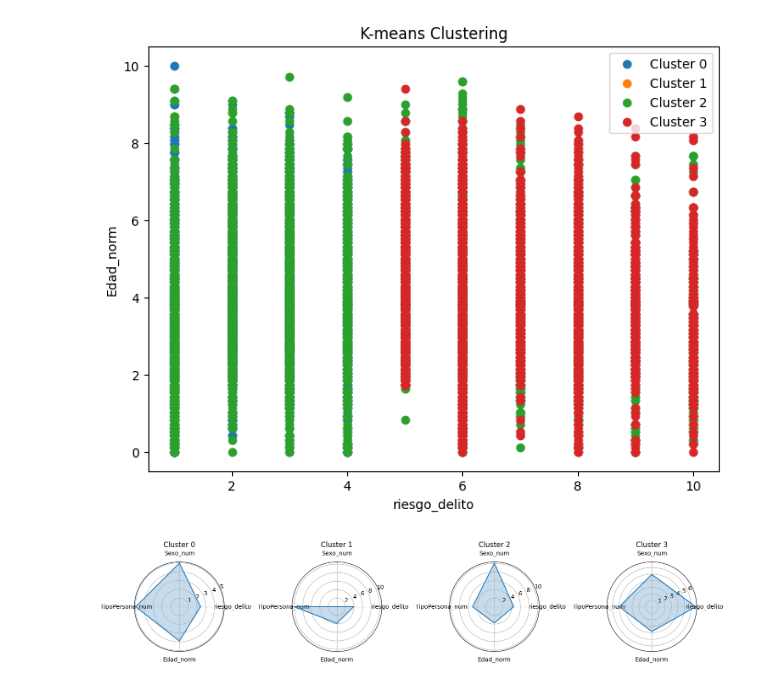
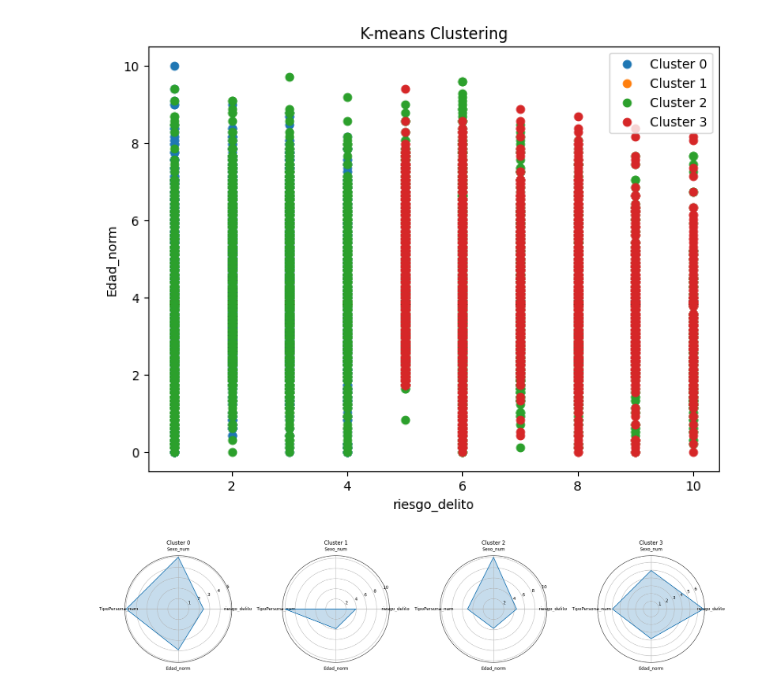
Before and after one commit to alexvasqxz/DS_Projects, a Jupyter notebook: Criminalidad/Cluster_Cuau.ipynb, the cells around one changed output. Drawn from its saved outputs; the diff is of its cells as text; code cells hidden in the pictures.

Commit message:
Clustering Final

```diff
--- a/Criminalidad/Cluster_Cuau.ipynb
+++ b/Criminalidad/Cluster_Cuau.ipynb
@@ -158,32 +158,32 @@ radar_data = selected_data
 cluster_means = radar_data.groupby('K-Cluster').mean().reset_index()
 num_clusters = len(cluster_means)
 variable_names = ['riesgo_delito', 'Sexo_num', 'TipoPersona_num', 'Edad_norm']
 
 angles = np.linspace(0, 2 * pi, len(variable_names), endpoint=False).tolist()
 angles += angles[:1]
 
-fig, axs = plt.subplots(1, num_clusters, figsize=(15, 5), subplot_kw={'projection': 'polar'})
+fig, axs = plt.subplots(1, num_clusters, figsize=(20, 10), subplot_kw={'projection': 'polar'})
 
 for cluster_idx, ax in enumerate(axs):
     # Get the cluster mean values
     cluster_values = cluster_means.loc[cluster_idx, variable_names].values.tolist()
     cluster_values += cluster_values[:1]
 
     # Create a radar plot for the cluster
     ax.plot(angles, cluster_values)
     ax.fill(angles, cluster_values, alpha=0.25)
 
     # Set the title for the cluster
     ax.set_title(f'Cluster {cluster_idx}')
 
     # Set the labels for the radar plot
     ax.set_xticks(angles[:-1])
     ax.set_xticklabels(variable_names)
 
 # Adjust the spacing between subplots
 plt.tight_layout()
 
 # Show the radar plot
 plt.show()
 # %% [output]
-[figure, old version]
+[figure, new version]
```
Also changed, not shown: 3 other files.
